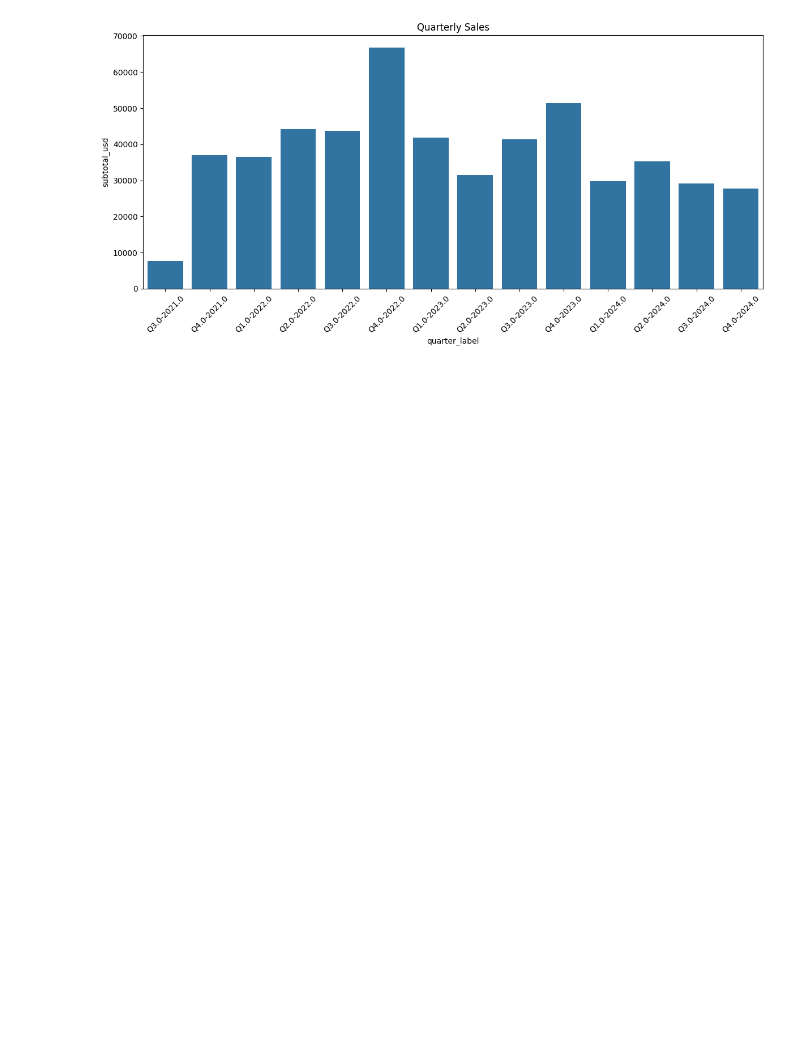
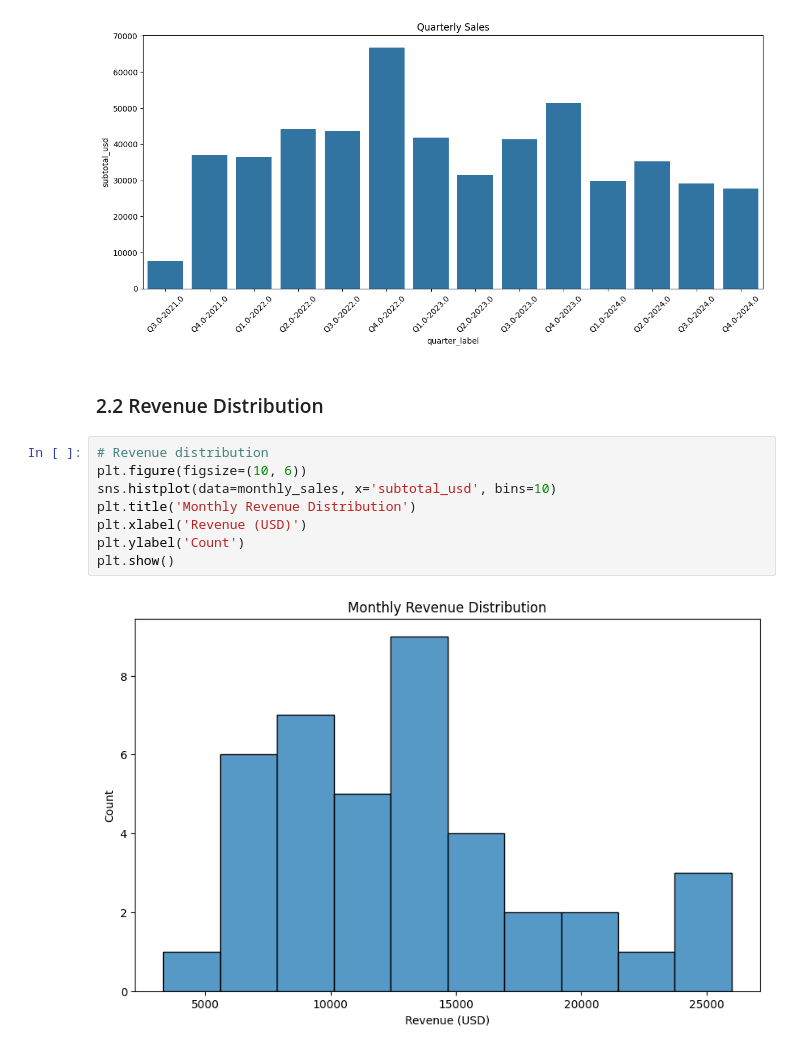
Before and after one commit to nbulygin/homedeco_analysis, a Jupyter notebook: notebooks/01_eda.ipynb, the cells around one changed output. Saved outputs shown, nothing was run; the diff lists cells and outputs as text; blank space fills up the shorter version.

```diff
--- a/notebooks/01_eda.ipynb
+++ b/notebooks/01_eda.ipynb
@@ -65,3 +156,15 @@ plt.tight_layout()
 plt.show()
 # %% [output]
 [figure]
+# %% [markdown]
+### 2.2 Revenue Distribution
+# %%
+# Revenue distribution
+plt.figure(figsize=(10, 6))
+sns.histplot(data=monthly_sales, x='subtotal_usd', bins=10)
+plt.title('Monthly Revenue Distribution')
+plt.xlabel('Revenue (USD)')
+plt.ylabel('Count')
+plt.show()
+# %% [output]
+[figure, added]
```
Also changed, not shown: parts of 40 cells of this notebook, 4 other files.
